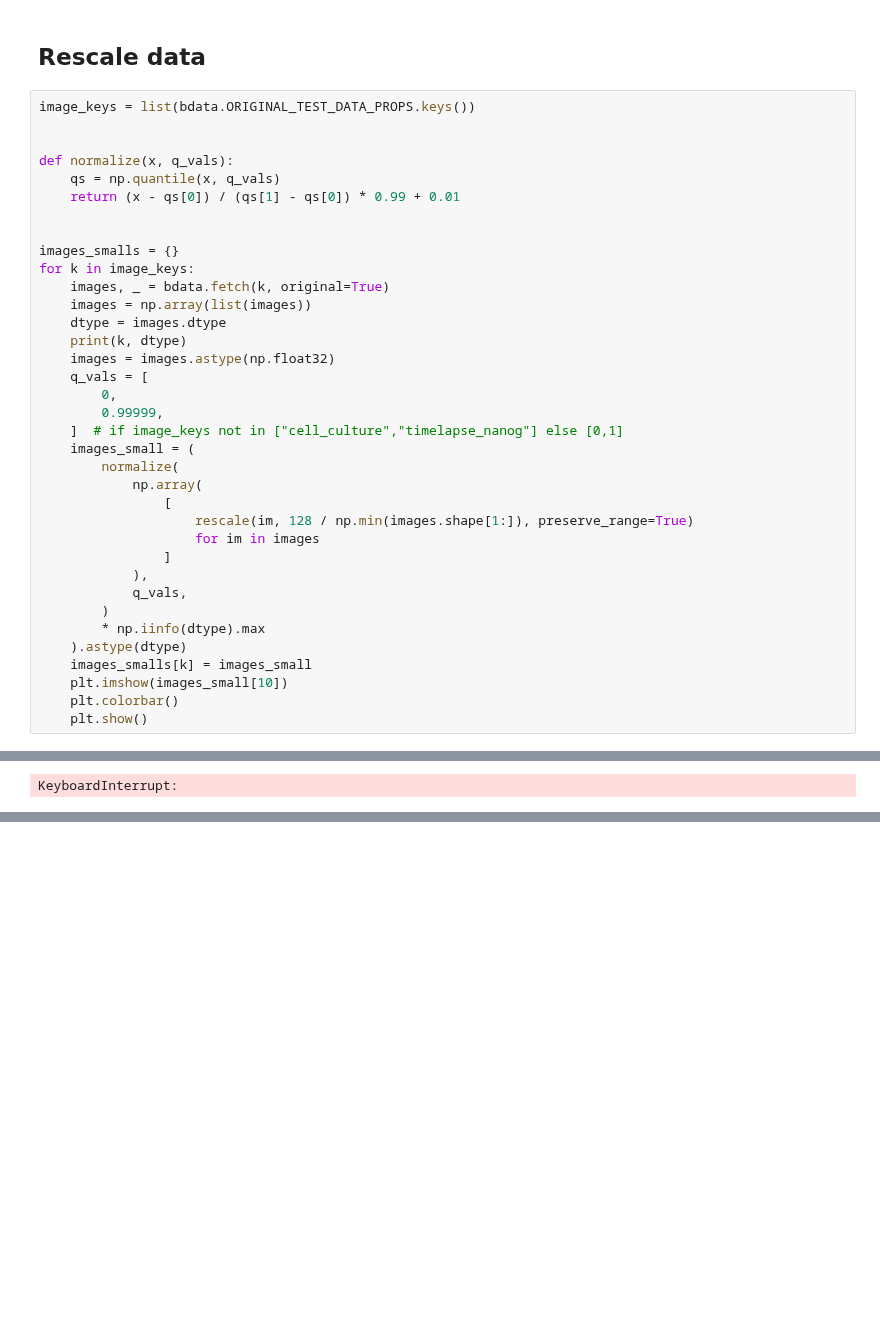
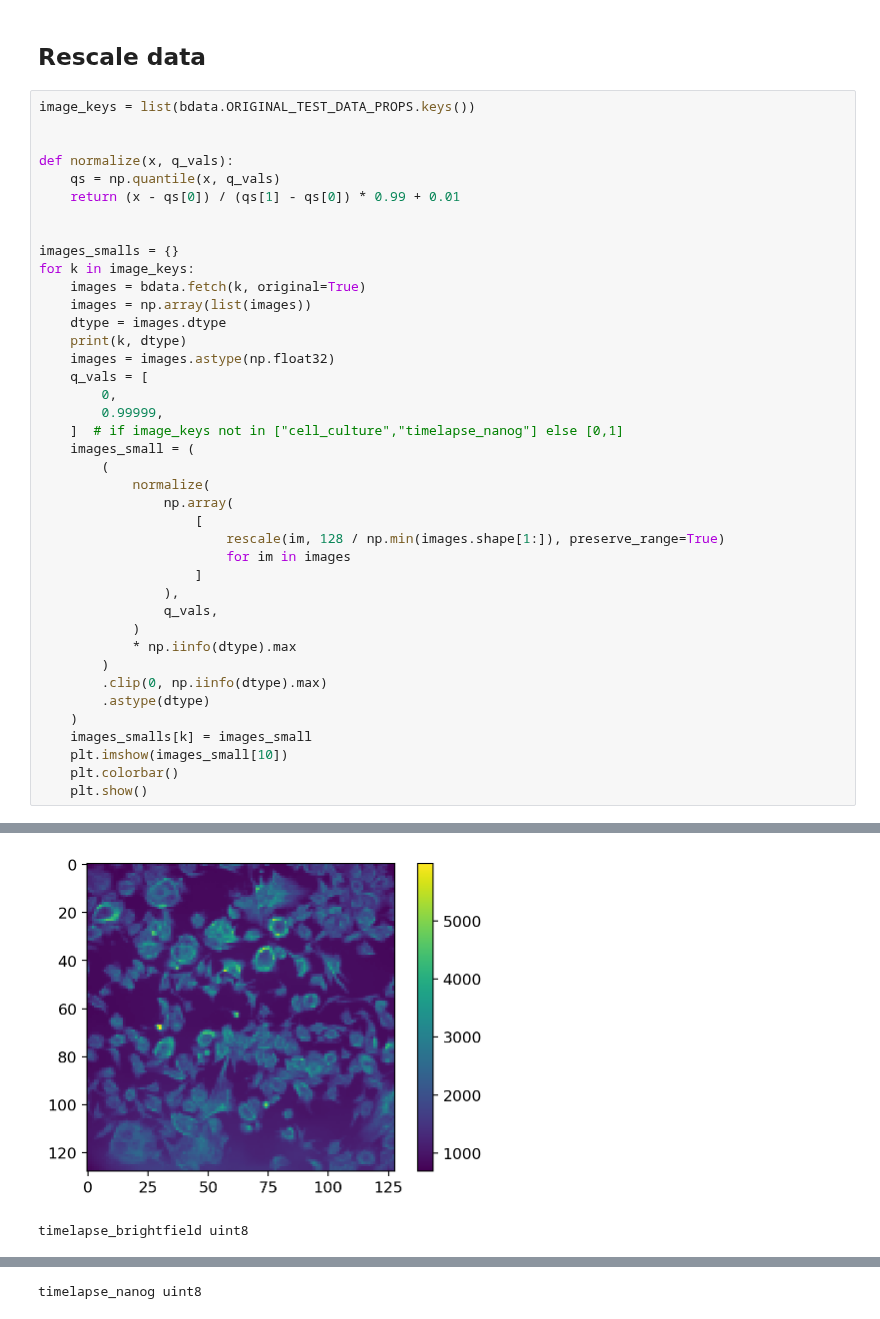
Before and after one commit to peng-lab/BaSiCPy, a Jupyter notebook: misc_notebooks/rescale_experimental_testdata.ipynb, the cells around one changed output, grey strips where cells are left out. Saved outputs shown, nothing was run; the diff lists cells and outputs as text; blank space fills up the shorter version.

Commit message:
updated rescaled data

```diff
--- a/misc_notebooks/rescale_experimental_testdata.ipynb
+++ b/misc_notebooks/rescale_experimental_testdata.ipynb
@@ -23,7 +17,7 @@ def normalize(x, q_vals):
 
 images_smalls = {}
 for k in image_keys:
-    images, _ = bdata.fetch(k, original=True)
+    images = bdata.fetch(k, original=True)
     images = np.array(list(images))
     dtype = images.dtype
     print(k, dtype)
@@ -33,17 +27,21 @@ for k in image_keys:
         0.99999,
     ]  # if image_keys not in ["cell_culture","timelapse_nanog"] else [0,1]
     images_small = (
-        normalize(
-            np.array(
-                [
-                    rescale(im, 128 / np.min(images.shape[1:]), preserve_range=True)
-                    for im in images
-                ]
-            ),
-            q_vals,
+        (
+            normalize(
+                np.array(
+                    [
+                        rescale(im, 128 / np.min(images.shape[1:]), preserve_range=True)
+                        for im in images
+                    ]
+                ),
+                q_vals,
+            )
+            * np.iinfo(dtype).max
         )
-        * np.iinfo(dtype).max
-    ).astype(dtype)
+        .clip(0, np.iinfo(dtype).max)
+        .astype(dtype)
+    )
     images_smalls[k] = images_small
     plt.imshow(images_small[10])
     plt.colorbar()
@@ -53 +51,2 @@ Downloading file 'Cell_culture.zip' from 'doi:10.5281/zenodo.6334810/Cell_cultur
+[figure, added]
-KeyboardInterrupt:
+timelapse_brightfield uint8
@@ -53,0 +54 @@ KeyboardInterrupt:
+timelapse_nanog uint8
```
Also changed, not shown: parts of 3 cells of this notebook, 5 other files.
